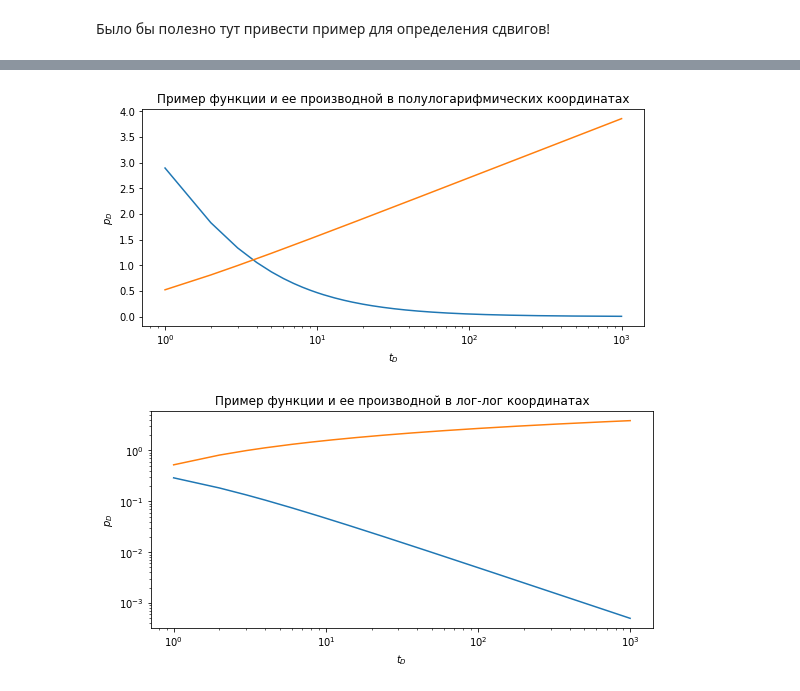
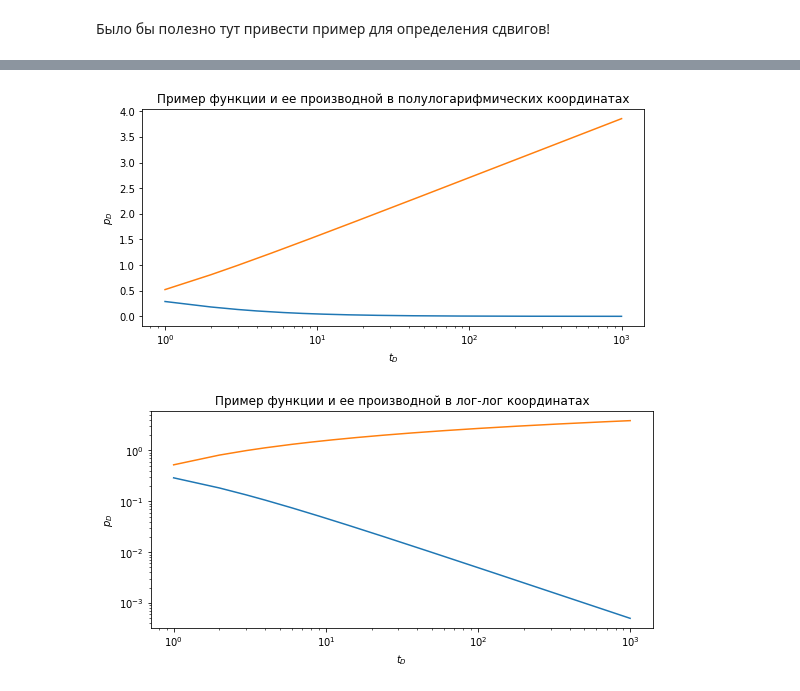
Before and after one commit to khabibullinra/welltest_examples, a Jupyter notebook: jupyter/14_semilog_loglog_derivatives_calc.ipynb, the cells around one changed output, grey strips where cells are left out. Drawn from its saved outputs; the diff is of its cells as text; code cells hidden in the pictures.

```diff
--- a/jupyter/14_semilog_loglog_derivatives_calc.ipynb
+++ b/jupyter/14_semilog_loglog_derivatives_calc.ipynb
@@ -164,19 +164,19 @@ plt.show()
 # %%
 td = np.arange(1, 1000, 1)
 rr = 1
 
-plt.plot(td[:-1], np.diff(pd_ei(rr,td))*10)
+plt.plot(td[:-1], np.diff(pd_ei(rr,td))/np.diff(td))
 plt.plot(td, pd_ei(rr,td) )
 
 plt.title("Пример функции и ее производной в полулогарифмических координатах")
 plt.xlabel("$t_D$")
 plt.ylabel("$p_D$")
 
 plt.xscale('log')
 
 plt.show()
 # %% [output]
-[figure, old version]
+[figure, new version]
 # %%
 td = np.arange(1, 1000, 1)
 rr = 1
```
Also changed, not shown: parts of 4 cells of this notebook.
